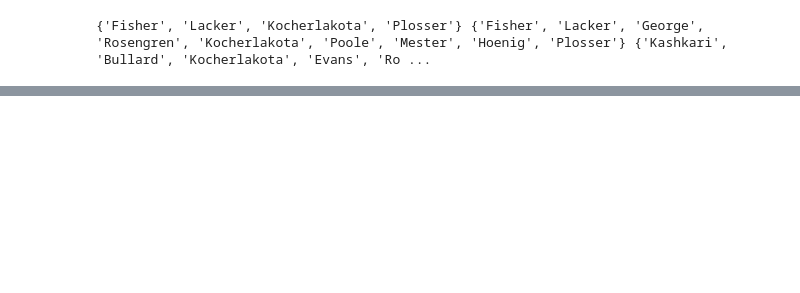
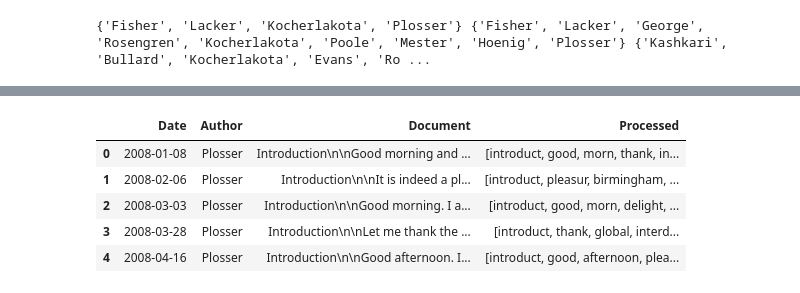
Before and after one commit to pcatattacks/fed-predictor, a Jupyter notebook: Patterns of Dissents.ipynb, the cells around one changed output, grey strips where cells are left out. Saved outputs shown, nothing was run; the diff lists cells and outputs as text; code cells hidden in the pictures; blank space fills up the shorter version.

```diff
--- a/Patterns of Dissents.ipynb
+++ b/Patterns of Dissents.ipynb
@@ -197,0 +305,12 @@ print(dissenter_names_other, dissenter_names_tighter, dissenter_names_easier)
+# %%
+stemmer = SnowballStemmer('english')
+
+def lemmatize_stemming(text):
+    return stemmer.stem(WordNetLemmatizer().lemmatize(text, pos='v'))
+
+def preprocess(text):
+    result = []
+    for token in gensim.utils.simple_preprocess(text):
+        if token not in gensim.parsing.preprocessing.STOPWORDS and len(token) > 3:
+            result.append(lemmatize_stemming(token))
+    return result
@@ -197,0 +337,11 @@ print(dissenter_names_other, dissenter_names_tighter, dissenter_names_easier)
+# %%
+processed_docs = documents["Document"].map(preprocess)
+documents["Processed"] = processed_docs
+documents.head()
+# %% [output]
+|  | Date | Author | Document | Processed |
+| 0 | 2008-01-08 | Plosser | Introduction\n\nGood morning and ... | [introduct, good, morn, thank, in... |
+| 1 | 2008-02-06 | Plosser | Introduction\n\nIt is indeed a pl... | [introduct, pleasur, birmingham, ... |
+| 2 | 2008-03-03 | Plosser | Introduction\n\nGood morning. I a... | [introduct, good, morn, delight, ... |
+| 3 | 2008-03-28 | Plosser | Introduction\n\nLet me thank the ... | [introduct, thank, global, interd... |
+| 4 | 2008-04-16 | Plosser | Introduction\n\nGood afternoon. I... | [introduct, good, afternoon, plea... |
```
Also changed, not shown: parts of 8 cells of this notebook.
